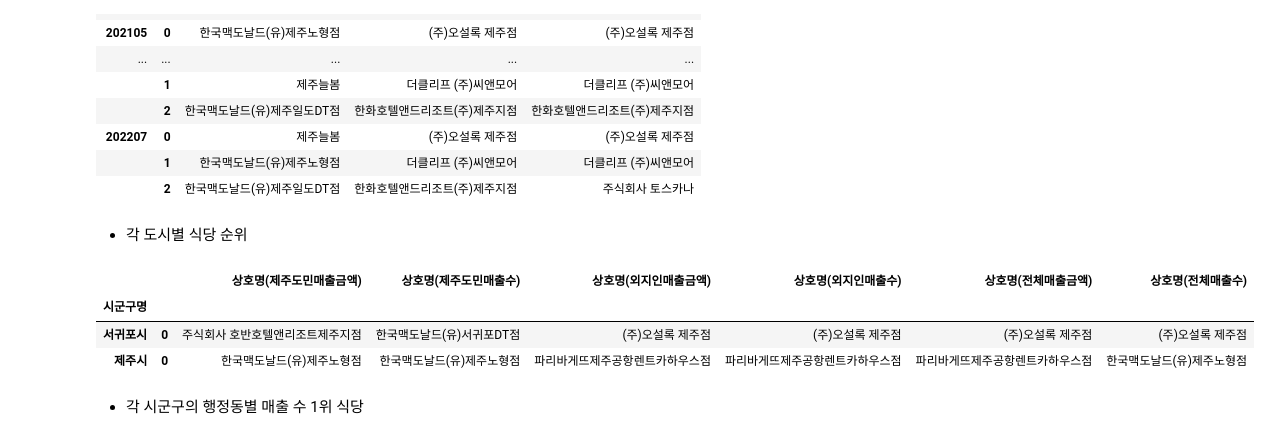
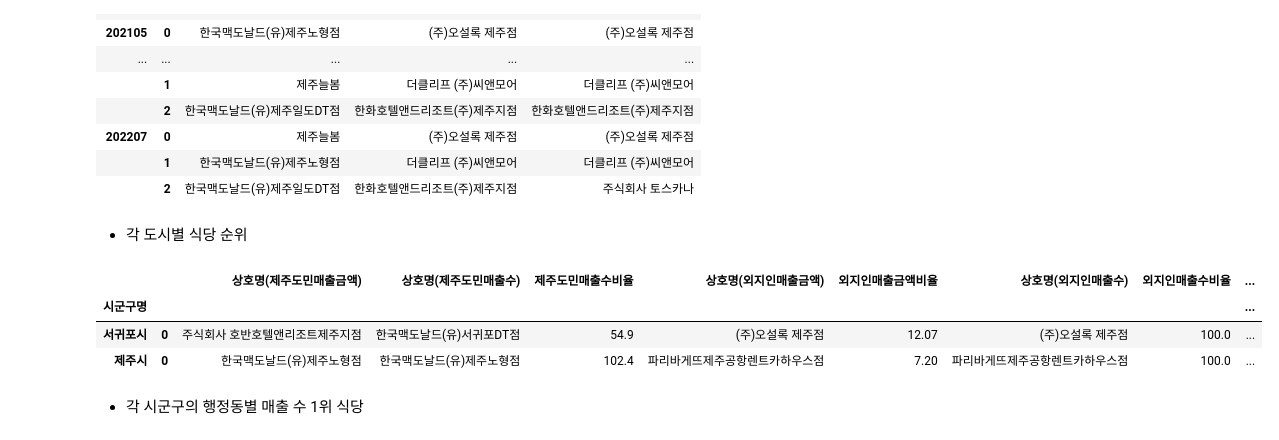
Before and after one commit to Hwijune/hackt, a Jupyter notebook: study/01_AI_Bigdata_Programming/jeju_eda/jeju_eda.ipynb, the cells around one changed output. Saved outputs shown, nothing was run; the diff lists cells and outputs as text; code cells hidden in the pictures.

```diff
--- a/study/01_AI_Bigdata_Programming/jeju_eda/jeju_eda.ipynb
+++ b/study/01_AI_Bigdata_Programming/jeju_eda/jeju_eda.ipynb
@@ -131,41 +131,41 @@ df1.groupby('상호명')
 df1['상호명(제주도민매출금액)'] = df1['상호명']
 grouped = df1.groupby(['시군구명'])
 func = lambda g: g.sort_values(by='제주도민매출금액비율', ascending=False).head(1).reset_index(drop=True)
 res1 = grouped.apply(func)[['상호명(제주도민매출금액)']]
 
 df1['상호명(제주도민매출수)'] = df1['상호명']
 grouped = df1.groupby(['시군구명'])
 func = lambda g: g.sort_values(by='제주도민매출수비율', ascending=False).head(1).reset_index(drop=True)#[:1]
-res2 = grouped.apply(func)[['상호명(제주도민매출수)']]
+res2 = grouped.apply(func)[['상호명(제주도민매출수)', '제주도민매출수비율']]
 
 df1['상호명(외지인매출금액)'] = df1['상호명']
 grouped = df1.groupby(['시군구명'])
 func = lambda g: g.sort_values(by='외지인매출금액비율', ascending=False).head(1).reset_index(drop=True)#[:1]
-res3 = grouped.apply(func)[['상호명(외지인매출금액)']]
+res3 = grouped.apply(func)[['상호명(외지인매출금액)', '외지인매출금액비율']]
 
 df1['상호명(외지인매출수)'] = df1['상호명']
 grouped = df1.groupby(['시군구명'])
 func = lambda g: g.sort_values(by='외지인매출수비율', ascending=False).head(1).reset_index(drop=True)#[:1]
-res4 = grouped.apply(func)[['상호명(외지인매출수)']]
+res4 = grouped.apply(func)[['상호명(외지인매출수)', '외지인매출수비율']]
 
 df1['상호명(전체매출금액)'] = df1['상호명']
 grouped = df1.groupby(['시군구명'])
 func = lambda g: g.sort_values(by='전체매출금액비율', ascending=False).head(1).reset_index(drop=True)#[:1]
-res5 = grouped.apply(func)[['상호명(전체매출금액)']]
+res5 = grouped.apply(func)[['상호명(전체매출금액)', '전체매출금액비율']]
 
 df1['상호명(전체매출수)'] = df1['상호명']
 grouped = df1.groupby(['시군구명'])
 func = lambda g: g.sort_values(by='전체매출수비율', ascending=False).head(1).reset_index(drop=True)#[:1]
 res6 = grouped.apply(func)[['상호명(전체매출수)']]
 #res6.reset_index(drop=True)
 
 result = pd.concat([res1, res2, res3, res4, res5, res6], axis = 1)
 result.fillna("")
 # %% [output]
-|  |  | 상호명(제주도민매출금액) | 상호명(제주도민매출수) | 상호명(외지인매출금액) | 상호명(외지인매출수) | 상호명(전체매출금액) | 상호명(전체매출수) |
-| 시군구명 |  |  |  |  |  |  |  |
-| 서귀포시 | 0 | 주식회사 호반호텔앤리조트제주지점 | 한국맥도날드(유)서귀포DT점 | (주)오설록 제주점 | (주)오설록 제주점 | (주)오설록 제주점 | (주)오설록 제주점 |
-| 제주시 | 0 | 한국맥도날드(유)제주노형점 | 한국맥도날드(유)제주노형점 | 파리바게뜨제주공항렌트카하우스점 | 파리바게뜨제주공항렌트카하우스점 | 파리바게뜨제주공항렌트카하우스점 | 한국맥도날드(유)제주노형점 |
+|  |  | 상호명(제주도민매출금액) | 상호명(제주도민매출수) | 제주도민매출수비율 | 상호명(외지인매출금액) | 외지인매출금액비율 | 상호명(외지인매출수) | 외지인매출수비율 | ... |
+| 시군구명 |  |  |  |  |  |  |  |  | ... |
+| 서귀포시 | 0 | 주식회사 호반호텔앤리조트제주지점 | 한국맥도날드(유)서귀포DT점 | 54.9 | (주)오설록 제주점 | 12.07 | (주)오설록 제주점 | 100.0 | ... |
+| 제주시 | 0 | 한국맥도날드(유)제주노형점 | 한국맥도날드(유)제주노형점 | 102.4 | 파리바게뜨제주공항렌트카하우스점 | 7.20 | 파리바게뜨제주공항렌트카하우스점 | 100.0 | ... |
 # %% [markdown]
 - 각 시군구의 행정동별 매출 수 1위 식당
 # %%
```
Also changed, not shown: parts of 3 cells of this notebook, 2 other files.
